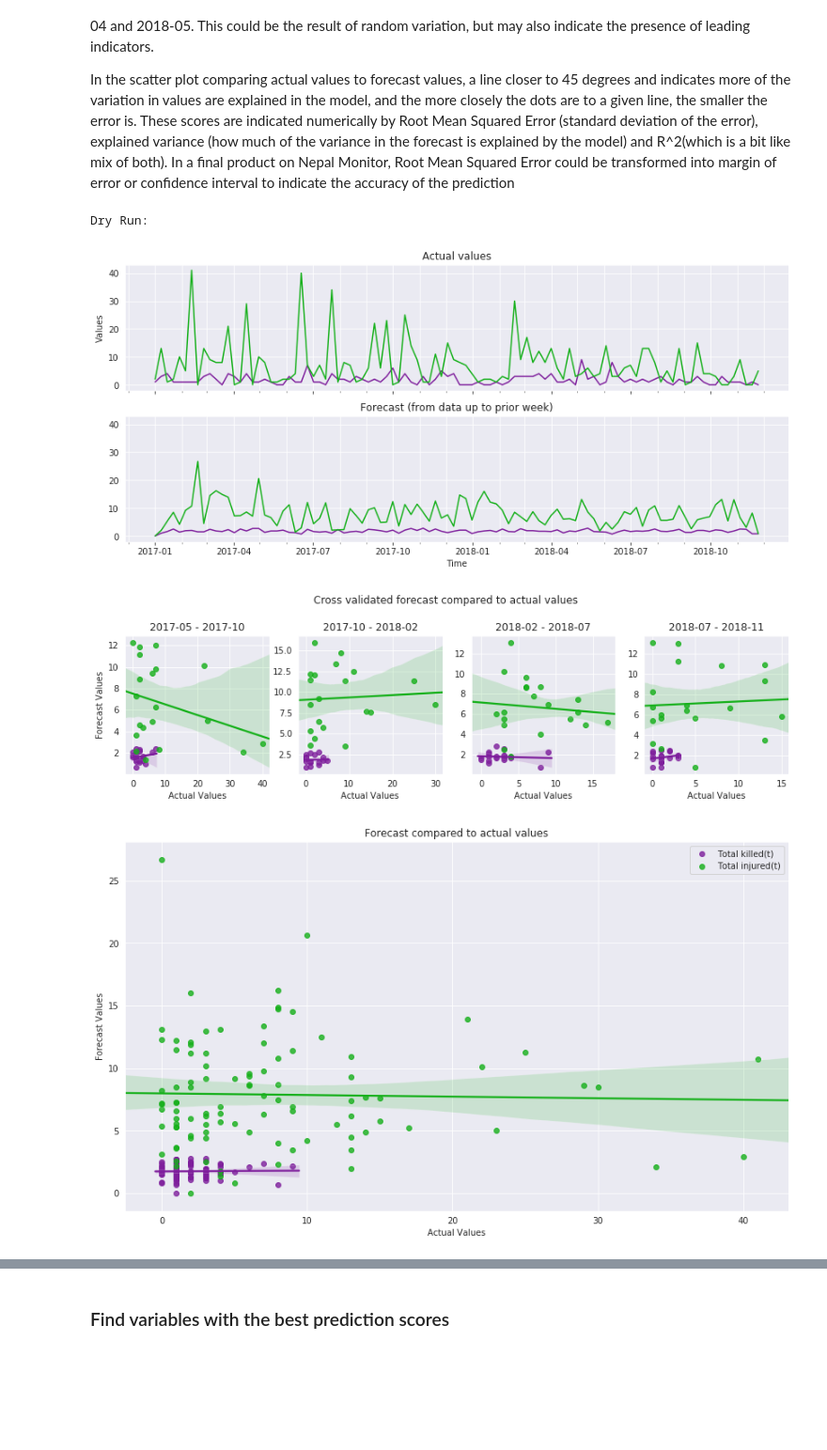
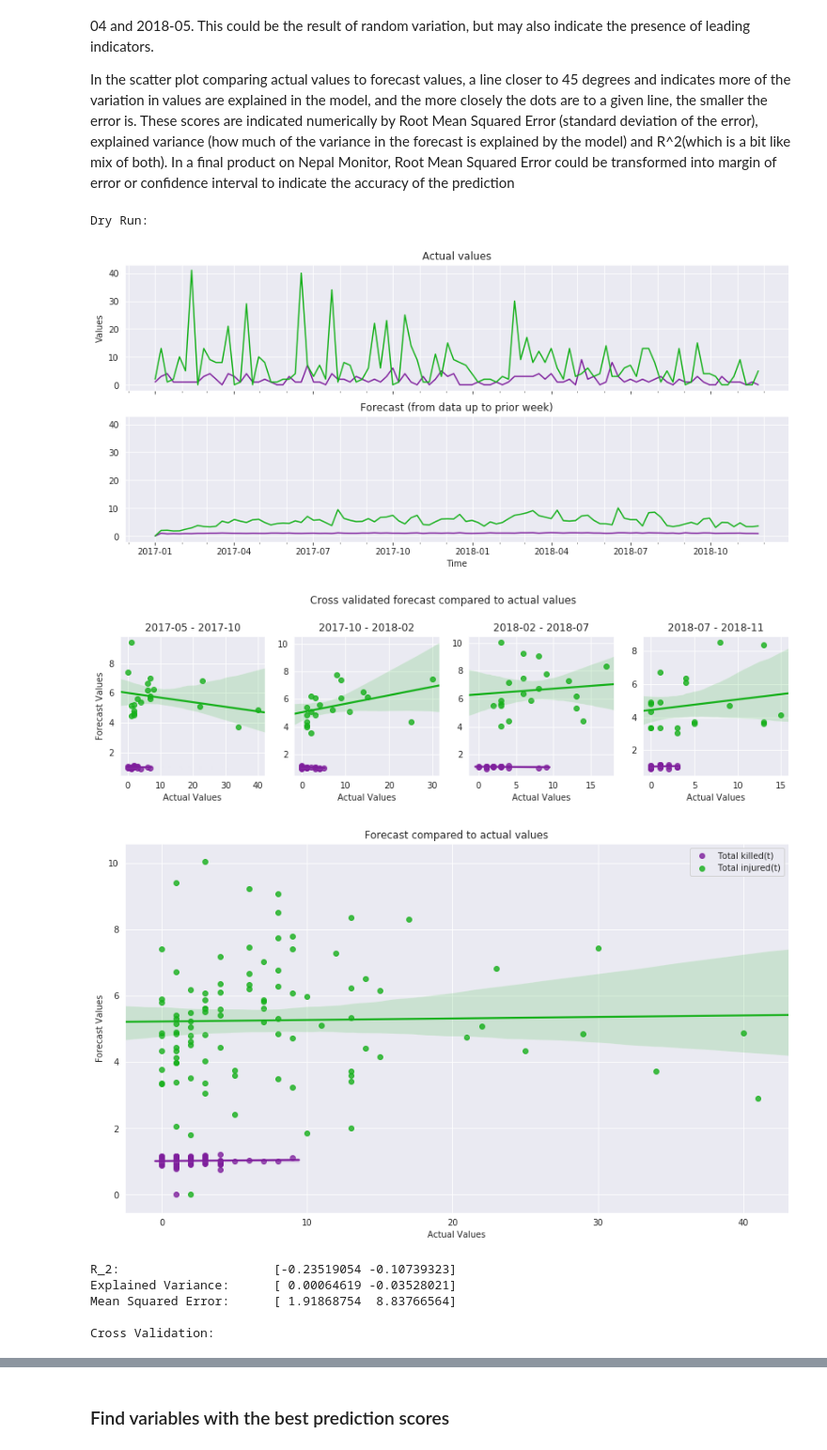
Before and after one commit to Nhorning/NM_Analysis, a Jupyter notebook: Machine Learning.ipynb, the cells around one changed output, grey strips where cells are left out. Shown at 94% size. Drawn from its saved outputs; the diff is of its cells as text; code cells hidden in the pictures; blank space fills up the shorter version.

Commit message:
Implimented warmstart + province crosstraining scoring only on dry run variables
 Changes to be committed:
	modified:   Machine Learning.ipynb

```diff
--- a/Machine Learning.ipynb
+++ b/Machine Learning.ipynb
@@ -534,59 +534,67 @@ def try_model_province(X, y, model, verbose=0, random_state=None):
 
 
     #idx = 0
     y_pred = pd.DataFrame(index=y.index, columns=y.columns)
     y_control = pd.DataFrame(index=y.index, columns=y.columns)#np.empty_like(y)
-    for province in range(1,8):
-        province = 'province '+str(province)
-        X_prov, y_prov = X.loc[province], y.loc[province]
-        tscv = TimeSeriesSplit(n_splits=int(len(y_prov)-1))
-        for train_index, test_index in tscv.split(X.loc[province]):
+    #add loop here to make it iterative by week
+    warm_start=2
+    for week in range(99):
+        for pro in range(1,8):
+            province = 'province '+str(pro)
+            X_prov, y_prov = X.loc[province], y.loc[province]
+            tscv = TimeSeriesSplit(n_splits=int(len(y_prov)-1))
+            index = list(tscv.split(X.loc[province])) #change this so it doesn't go all the way through
+            train_index, test_index = index[week]
             X_train, X_test = X_prov.iloc[train_index], X_prov.iloc[test_index]
             y_train, y_test = y_prov.iloc[train_index], y_prov.iloc[test_index]
 
+            y_pred.loc[(province,),].iloc[test_index], model\
+            = test_model(X_train, X_test, y_train, model.set_params(n_estimators=warm_start*3))
+            #model.fit(X_train.loc[(province,),:], y_train.loc[(province,),:])
+            warm_start += 1
 
-        #use functions above to train model and create predictions
-
-            y_pred.loc[(province,),].iloc[test_index], model = test_model(X_train, X_test, y_train, model) #< start here
-            #model.fit(X_train.loc[(province,),:], y_train.loc[(province,),:])
-
-
-        #debug logging
-        y_control.iloc[test_index] = y.iloc[test_index-1]
-        if test_index.sum() < 0:
-            print('\nRun:\t',test_index)
-            print('X_train:\t', X_train.iloc[:,:2])
-            print('y_train:\t', y_train.iloc[:,:2])
-            print('X_test:\t', X_test.iloc[:,:2])
-            print('y_pred:\t', y_pred[test_index])
-            print('y_test:\t', y_test.iloc[:,:2])
+            #debug logging
+            y_control.iloc[test_index] = y.iloc[test_index-1]
+            if test_index.sum() < 0:
+                print('\nRun:\t',test_index)
+                print(province+':')
+                print('X_train:\t', X_train.iloc[:,:2])
+                print('y_train:\t', y_train.iloc[:,:2])
+                print('X_test:\t', X_test.iloc[:,:2])
+                print('y_pred:\t', y_pred.loc[province].iloc[test_index])
+                print('y_test:\t', y_test.iloc[:,:2])
 
     y_test = y #for better plotting
 
     #return train/test split, predicitons and control - with front two datapoints chopped off
     return X_train, X_test, y_train, y_test, y_pred, y_control
 
 #trying a dry run with provinces
 #define y
 y = y_province.loc[:,['Total killed(t)','Total injured(t)']] # > in_week.loc[:,'Total killed'].quantile(.5)
 
-model = RandomForestRegressor(random_state=56)
+model = RandomForestRegressor(random_state=56, warm_start=True)
 
 print('Dry Run:')
 #give the function to try a given model a dry run to see if it works.
 X_train, X_test, y_train, y_test, y_pred, y_control = try_model_province(X_province, y, model, verbose = 2, random_state=56)
 dry_scores = score_model(y_test.loc['province 2'], y_pred.loc['province 2'].fillna(0), verbose=True)
-dry_cv_prov = cv_score(y_test['province 2'], y_pred.loc['province 2'].fillna(0))
+dry_cv_prov = cv_score(y_test.loc['province 2'], y_pred.loc['province 2'].fillna(0).values)
 print('R_2:\t\t\t',dry_scores[0])
 print('Explained Variance:\t', dry_scores[1])
 print('Mean Squared Error:\t', dry_scores[2])
 print('\nCross Validation:')
-for x in ['Q1','Q2','Q3','Q4']:
-    print('\n',x)
-    print(dry_cv[x])
-dry_cv
+#for x in ['Q1','Q2','Q3','Q4']:
+#    print('\n',x)
+#    print(dry_cv[x])
+dry_cv_prov
 # %% [output]
 Dry Run:
-[figure, old version]
+[figure, new version]
-[figure, old version]
+[figure, new version]
-[figure, old version]
+[figure, new version]
+R_2:                     [-0.23519054 -0.10739323]
+Explained Variance:      [ 0.00064619 -0.03528021]
+Mean Squared Error:      [ 1.91868754  8.83766564]
+
+Cross Validation:
```
Also changed, not shown: parts of 8 cells of this notebook.
